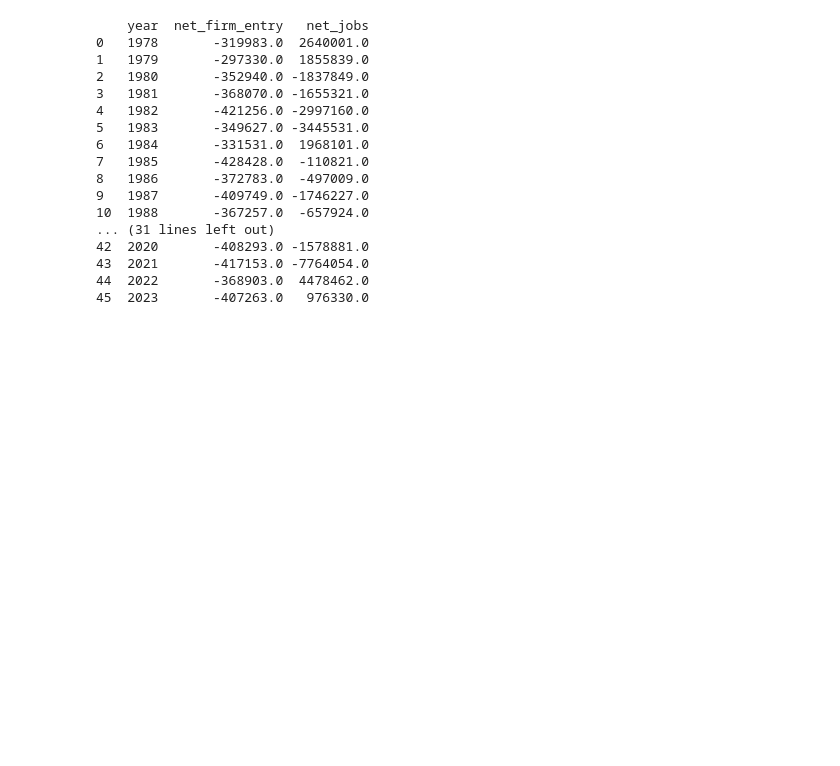
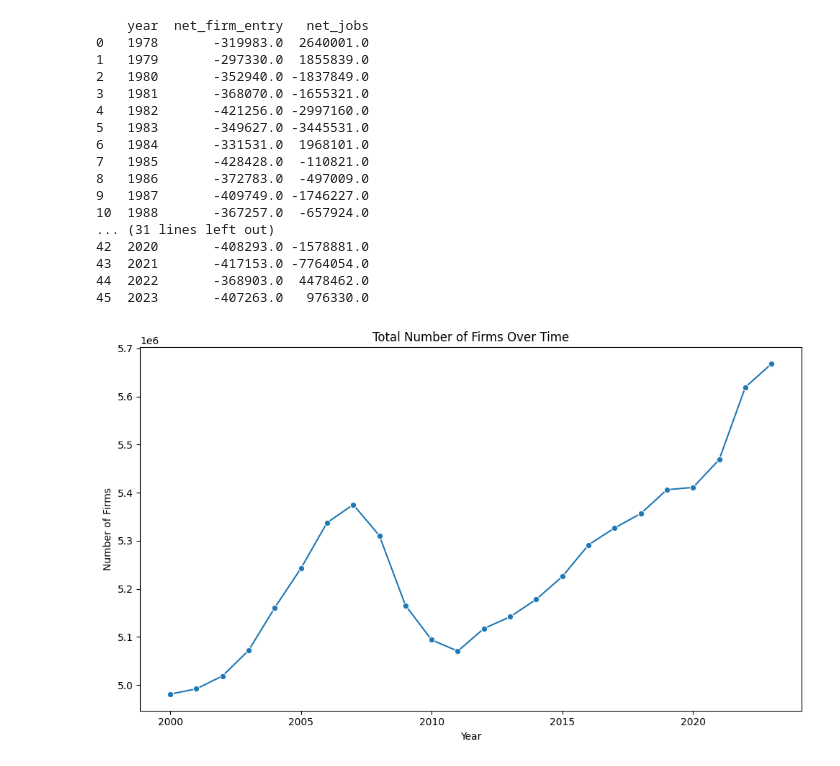
Before and after one commit to rladia/The-Small-Business-Boom, a Jupyter notebook: Sector_Age_Size.ipynb, the cells around one changed output. Drawn from its saved outputs; the diff is of its cells as text; code cells hidden in the pictures; blank space fills up the shorter version.

```diff
--- a/Sector_Age_Size.ipynb
+++ b/Sector_Age_Size.ipynb
@@ -33,6 +54,7 @@ s.dropna(subset=data_cols, how='all')
 # %%
 firms_num=duckdb.sql("""SELECT year, SUM(CAST(firms AS DOUBLE)) AS total_firms
                             FROM s
+                            WHERE year>=2000
                             GROUP BY year
                             ORDER BY year""").df()
 print(firms_num)
@@ -191,3 +149,13 @@ print(firms_job)
 43  2021       -417153.0 -7764054.0
 44  2022       -368903.0  4478462.0
 45  2023       -407263.0   976330.0
+# %%
+plt.figure(figsize=(10,6))
+sns.lineplot(data=firms_num, x='year', y='total_firms', marker='o')
+plt.title("Total Number of Firms Over Time")
+plt.xlabel("Year")
+plt.ylabel("Number of Firms")
+plt.tight_layout()
+plt.show()
+# %% [output]
+[figure, added]
```
Also changed, not shown: parts of 11 cells of this notebook.
